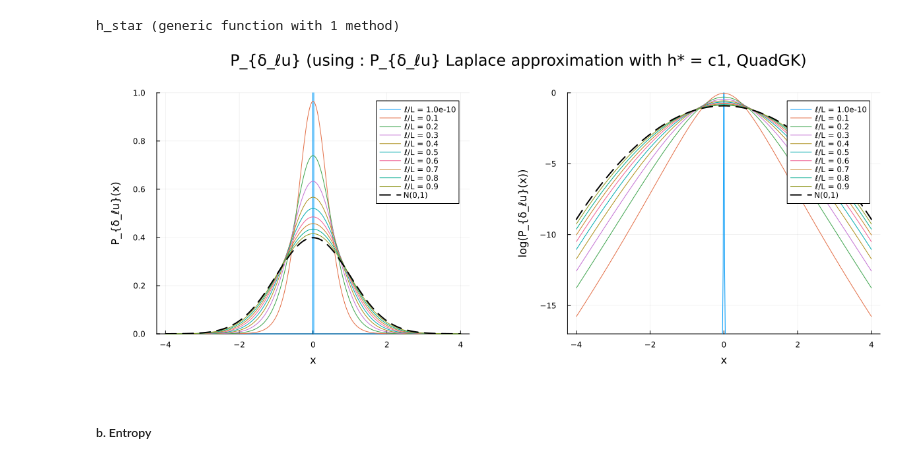
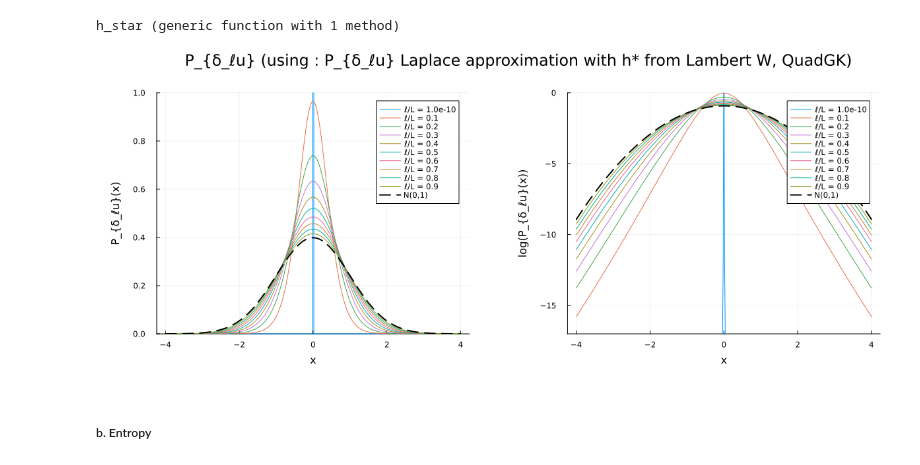
Before and after one commit to pleflohic/turbulence-velocity-increments, a Jupyter notebook: notebooks/non_normalized.ipynb, the cells around one changed output. Drawn from its saved outputs; the diff is of its cells as text; code cells hidden in the pictures.

Commit message:
added all the figures in the latex, improved section 2, fixed one plot

```diff
--- a/notebooks/non_normalized.ipynb
+++ b/notebooks/non_normalized.ipynb
@@ -236,32 +236,32 @@ h_star (generic function with 1 method)
 # %%
 # 1. Setup l and x values
 l_values = 1e-10*L:0.1*L:L
 x_values = -4:0.02:4
 
 # 2. Initialize plots with explicit scales
 p1 = plot(xlabel = "x", ylabel = "P_{δ_ℓu}(x)", ylims=(0, 1), lw = 2, left_margin = 10mm, bottom_margin = 10mm)
 p2 = plot(xlabel = "x", ylabel = "log(P_{δ_ℓu}(x))", ylims=(-17, 0), lw = 2, left_margin = 20mm, bottom_margin = 10mm)
 # 3. Reference Gaussian (Computed once)
 gauss_pdf = pdf.(Normal(0, 1), x_values)
 
 # 4. Plot loop
 for l in l_values
 
     P_values = compute_P_δlu_of_x_Laplace.(Ref(l), x_values, Ref(h_star))
 
     label = "ℓ/L = $(round(l/L, sigdigits=2))"
     plot!(p1, x_values, P_values, label = label)
     plot!(p2, x_values, log.(P_values), label = label) # Plotting P_values, the axis scale handles the log
 end
 
 # 5. Add Gaussian reference to both
 plot!(p1, x_values, gauss_pdf, label="N(0,1)", lw=2, ls=:dash, color=:black)
 plot!(p2, x_values, log.(gauss_pdf), label="N(0,1)", lw=2, ls=:dash, color=:black)
 
 # 6. Final Layout
-plot(p1, p2, layout = (1, 2), size = (1200, 500), plot_title = "P_{δ_ℓu} (using : P_{δ_ℓu} Laplace approximation with h* = c1, QuadGK)", plot_titlevspan=0.1)
+plot(p1, p2, layout = (1, 2), size = (1200, 500), plot_title = "P_{δ_ℓu} (using : P_{δ_ℓu} Laplace approximation with h* from Lambert W, QuadGK)", plot_titlevspan=0.1)
 # %% [output]
-[figure, old version]
+[figure, new version]
 # %% [markdown]
 ##### b. Entropy
 # %%
```
Also changed, not shown: parts of 2 cells of this notebook, 5 other files.
